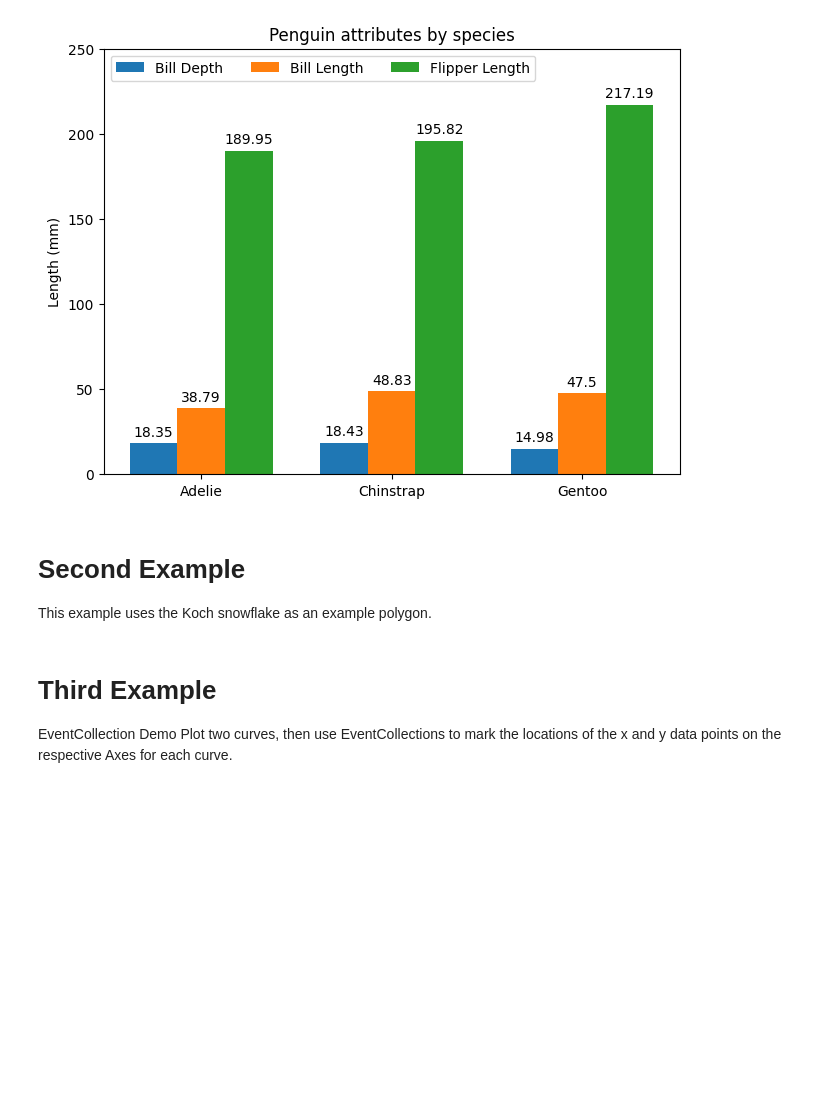
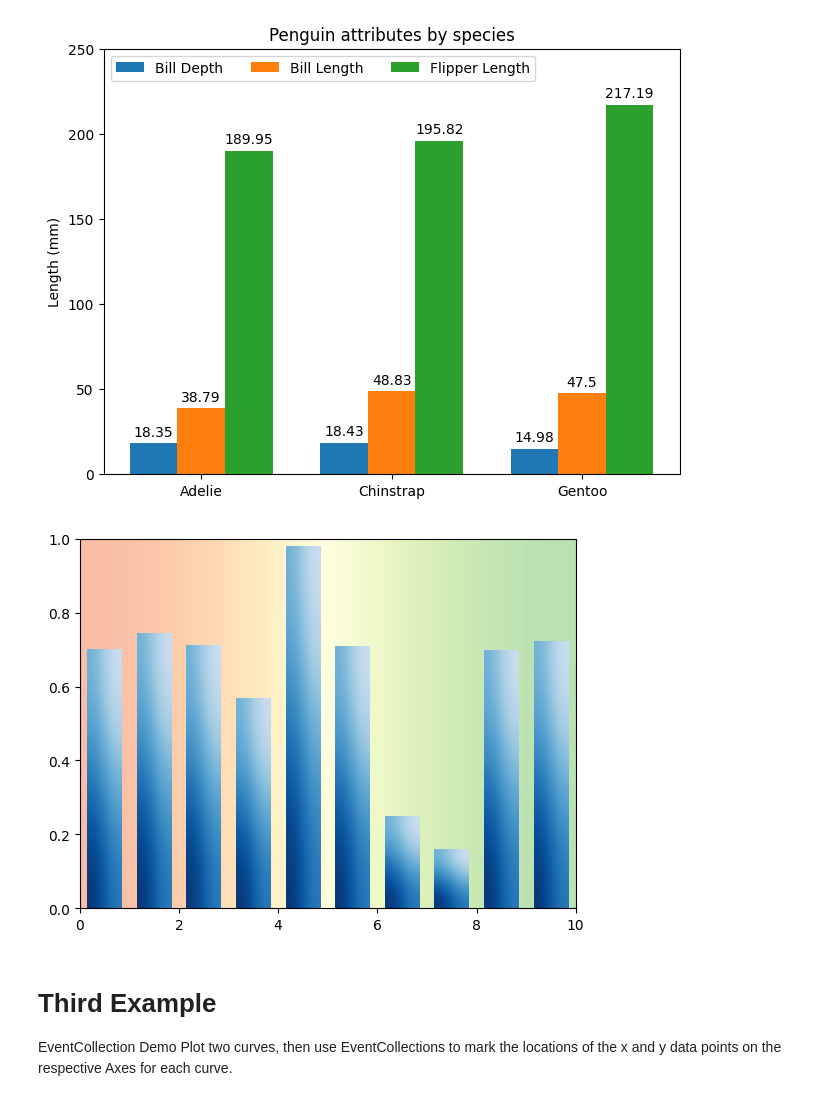
Before and after one commit to PeterSIdo/my-first-binder, a Jupyter notebook: dashboard-test.ipynb, the cells around one changed output. Cells and saved outputs as stored; diff of their text form; code cells hidden in the pictures; blank space fills up the shorter version.

```diff
--- a/dashboard-test.ipynb
+++ b/dashboard-test.ipynb
@@ -41,6 +41,3 @@ ax.set_ylim(0, 250)
 plt.show()
 # %% [output]
 [figure]
-# %% [markdown]
-# Second Example
-This example uses the Koch snowflake as an example polygon.
@@ -47,41 +47,60 @@ This example uses the Koch snowflake as an example polygon.
 # %%
 import matplotlib.pyplot as plt
 import numpy as np
 
+np.random.seed(19680801)
 
-def koch_snowflake(order, scale=10):
+
+def gradient_image(ax, direction=0.3, cmap_range=(0, 1), **kwargs):
     """
-    Return two lists x, y of point coordinates of the Koch snowflake.
+    Draw a gradient image based on a colormap.
 
     Parameters
     ----------
-    order : int
-        The recursion depth.
-    scale : float
-        The extent of the snowflake (edge length of the base triangle).
+    ax : Axes
+        The Axes to draw on.
+    direction : float
+        The direction of the gradient. This is a number in
+        range 0 (=vertical) to 1 (=horizontal).
+    cmap_range : float, float
+        The fraction (cmin, cmax) of the colormap that should be
+        used for the gradient, where the complete colormap is (0, 1).
+    **kwargs
+        Other parameters are passed on to `.Axes.imshow()`.
+        In particular, *cmap*, *extent*, and *transform* may be useful.
     """
-    def _koch_snowflake_complex(order):
-        if order == 0:
-            # initial triangle
-            angles = np.array([0, 120, 240]) + 90
-            return scale / np.sqrt(3) * np.exp(np.deg2rad(angles) * 1j)
-        else:
-            ZR = 0.5 - 0.5j * np.sqrt(3) / 3
+    phi = direction * np.pi / 2
+    v = np.array([np.cos(phi), np.sin(phi)])
+    X = np.array([[v @ [1, 0], v @ [1, 1]],
+                  [v @ [0, 0], v @ [0, 1]]])
+    a, b = cmap_range
+    X = a + (b - a) / X.max() * X
+    im = ax.imshow(X, interpolation='bicubic', clim=(0, 1),
+                   aspect='auto', **kwargs)
+    return im
 
-            p1 = _koch_snowflake_complex(order - 1)  # start points
-            p2 = np.roll(p1, shift=-1)  # end points
-            dp = p2 - p1  # connection vectors
 
-            new_points = np.empty(len(p1) * 4, dtype=np.complex128)
-            new_points[::4] = p1
-            new_points[1::4] = p1 + dp / 3
-            new_points[2::4] = p1 + dp * ZR
-            new_points[3::4] = p1 + dp / 3 * 2
-            return new_points
+def gradient_bar(ax, x, y, width=0.5, bottom=0):
+    for left, top in zip(x, y):
+        right = left + width
+        gradient_image(ax, extent=(left, right, bottom, top),
+                       cmap=plt.cm.Blues_r, cmap_range=(0, 0.8))
 
-    points = _koch_snowflake_complex(order)
-    x, y = points.real, points.imag
-    return x, y
+
+fig, ax = plt.subplots()
+ax.set(xlim=(0, 10), ylim=(0, 1))
+
+# background image
+gradient_image(ax, direction=1, extent=(0, 1, 0, 1), transform=ax.transAxes,
+               cmap=plt.cm.RdYlGn, cmap_range=(0.2, 0.8), alpha=0.5)
+
+N = 10
+x = np.arange(N) + 0.15
+y = np.random.rand(N)
+gradient_bar(ax, x, y, width=0.7)
+plt.show()
+# %% [output]
+[figure, added]
 # %% [markdown]
 # Third Example
 EventCollection Demo
```
Also changed, not shown: parts of 3 cells of this notebook.
